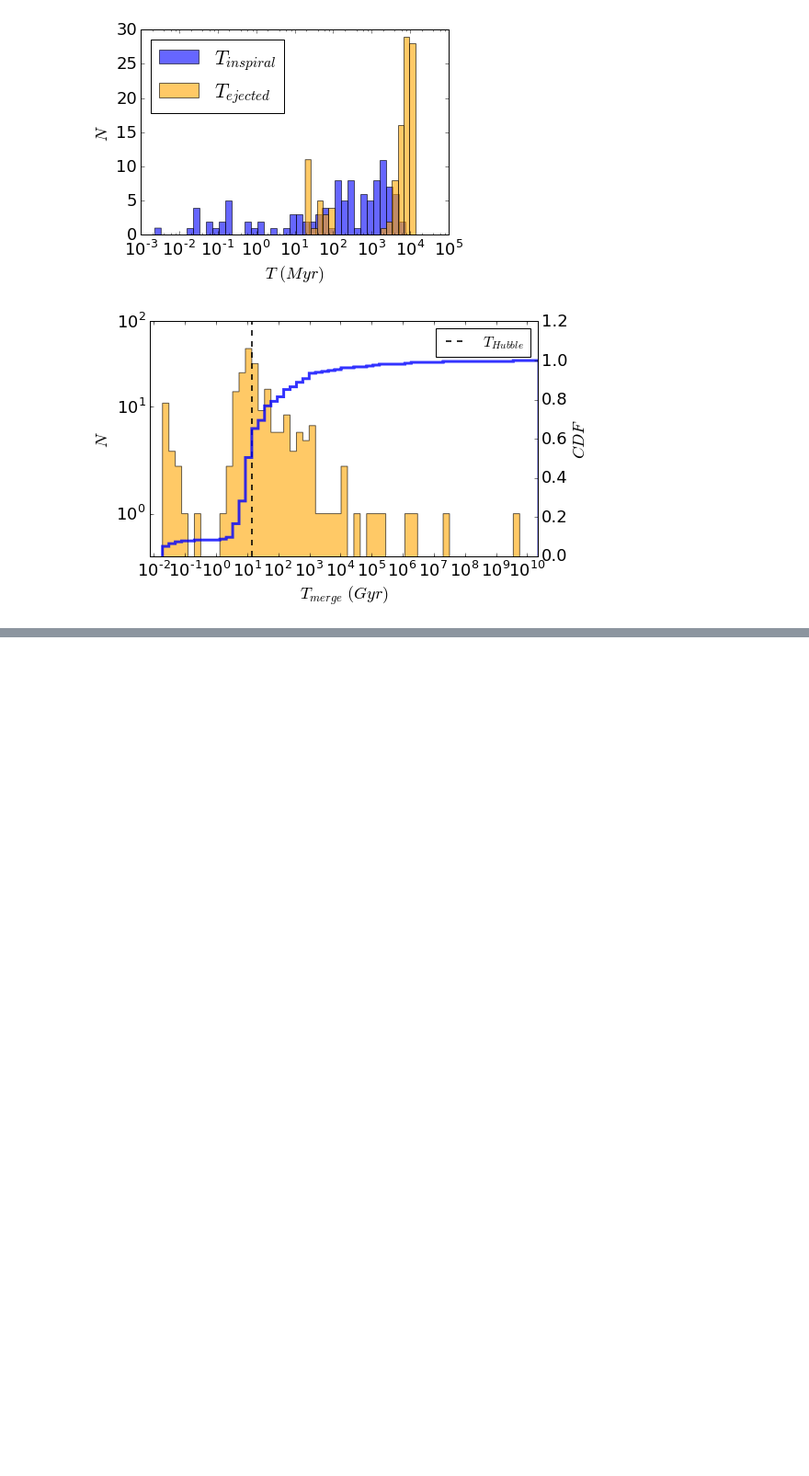
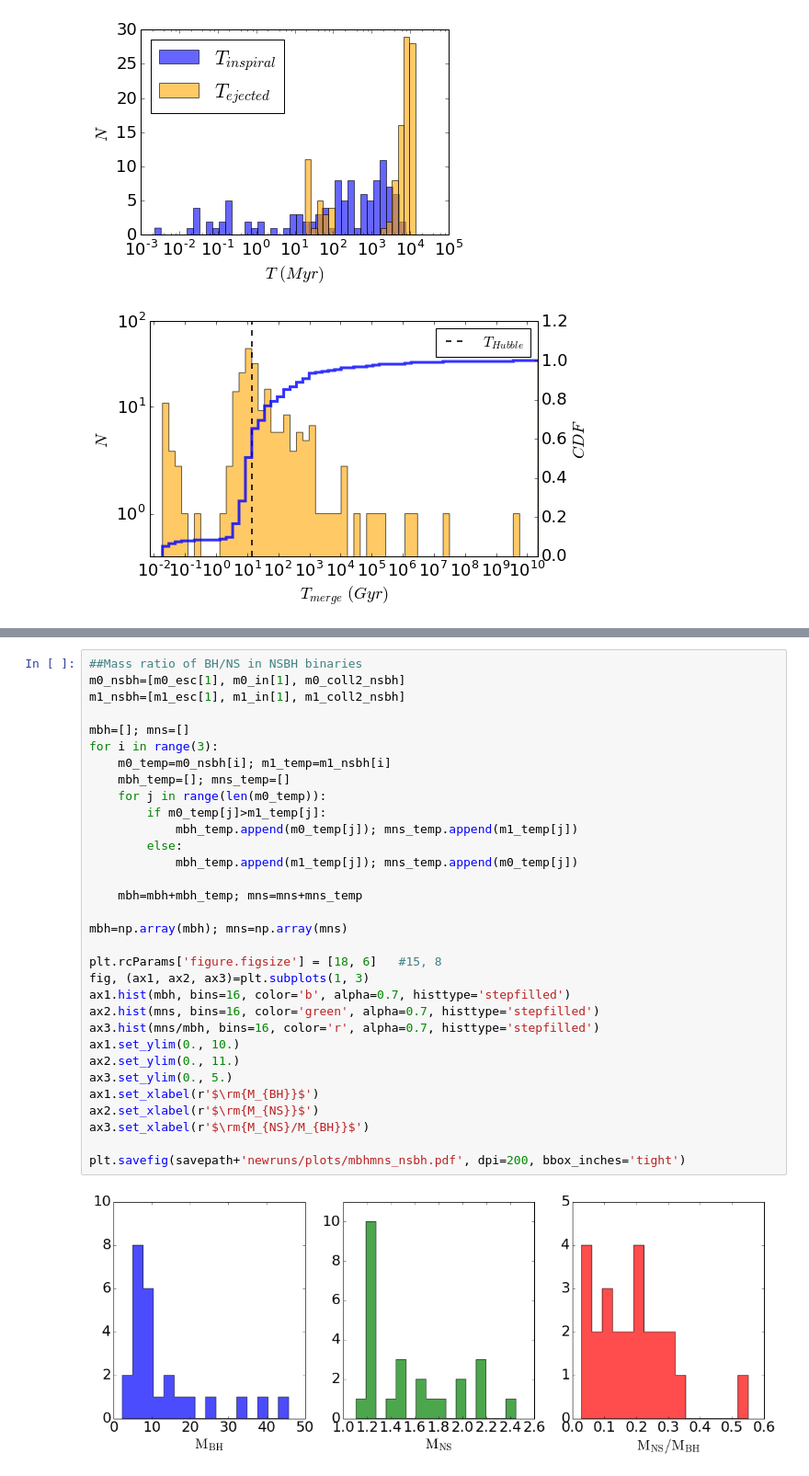
Before and after one commit to claireshiye/MyPythonCode, a Jupyter notebook: DNS_plot.ipynb, the cells around one changed output, grey strips where cells are left out. Shown at 92% size. Cells and saved outputs as stored; diff of their text form; blank space fills up the shorter version.

```diff
--- a/DNS_plot.ipynb
+++ b/DNS_plot.ipynb
@@ -241,0 +1021,34 @@ plt.savefig(savepath+'Tmerger_cdf_allbns.pdf', dpi=300, bbox_inches='tight')
+# %%
+##Mass ratio of BH/NS in NSBH binaries
+m0_nsbh=[m0_esc[1], m0_in[1], m0_coll2_nsbh]
+m1_nsbh=[m1_esc[1], m1_in[1], m1_coll2_nsbh]
+
+mbh=[]; mns=[]
+for i in range(3):
+    m0_temp=m0_nsbh[i]; m1_temp=m1_nsbh[i]
+    mbh_temp=[]; mns_temp=[]
+    for j in range(len(m0_temp)):
+        if m0_temp[j]>m1_temp[j]:
+            mbh_temp.append(m0_temp[j]); mns_temp.append(m1_temp[j])
+        else:
+            mbh_temp.append(m1_temp[j]); mns_temp.append(m0_temp[j])
+
+    mbh=mbh+mbh_temp; mns=mns+mns_temp
+
+mbh=np.array(mbh); mns=np.array(mns)
+
+plt.rcParams['figure.figsize'] = [18, 6]   #15, 8
+fig, (ax1, ax2, ax3)=plt.subplots(1, 3)
+ax1.hist(mbh, bins=16, color='b', alpha=0.7, histtype='stepfilled')
+ax2.hist(mns, bins=16, color='green', alpha=0.7, histtype='stepfilled')
+ax3.hist(mns/mbh, bins=16, color='r', alpha=0.7, histtype='stepfilled')
+ax1.set_ylim(0., 10.)
+ax2.set_ylim(0., 11.)
+ax3.set_ylim(0., 5.)
+ax1.set_xlabel(r'$\rm{M_{BH}}$')
+ax2.set_xlabel(r'$\rm{M_{NS}}$')
+ax3.set_xlabel(r'$\rm{M_{NS}/M_{BH}}$')
+
+plt.savefig(savepath+'newruns/plots/mbhmns_nsbh.pdf', dpi=200, bbox_inches='tight')
+# %% [output]
+[figure, added]
```
Also changed, not shown: parts of 15 cells of this notebook, 25 other files.
